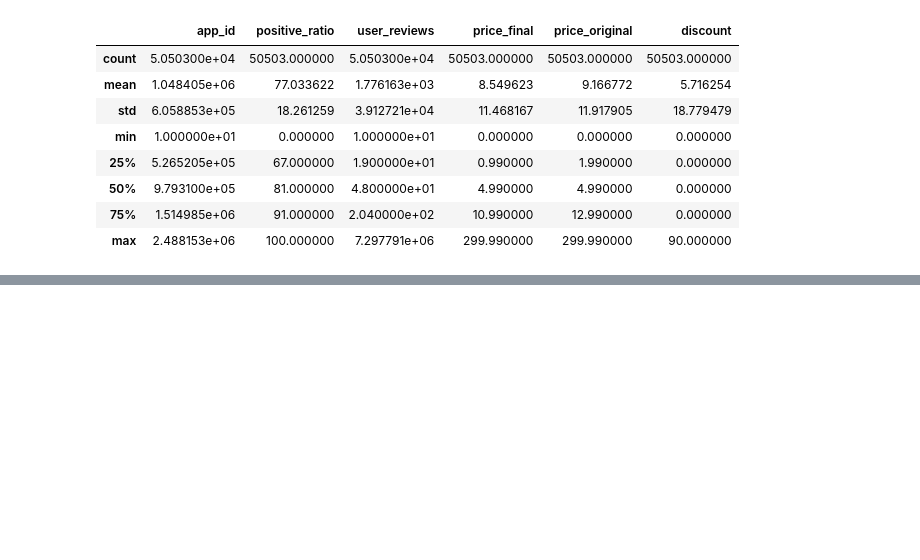
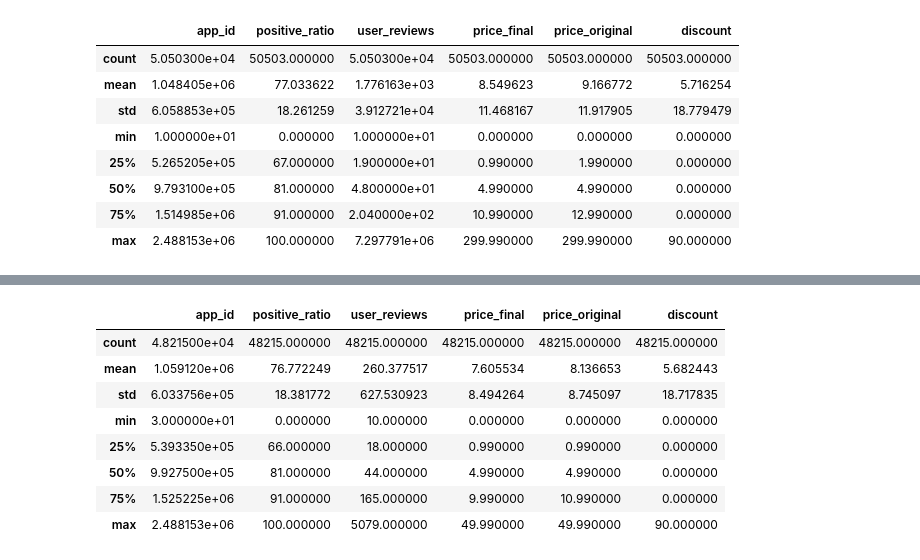
Before and after one commit to kaka5050/MBAN-6110, a Jupyter notebook: Project/sc.ipynb, the cells around one changed output, grey strips where cells are left out. Saved outputs shown, nothing was run; the diff lists cells and outputs as text; code cells hidden in the pictures; blank space fills up the shorter version.

```diff
--- a/Project/sc.ipynb
+++ b/Project/sc.ipynb
@@ -146,3 +223,15 @@ df = df.drop(df[df['price_original'] > 50].index)
+# %%
+df_t2.describe()
+# %% [output]
+|  | app_id | positive_ratio | user_reviews | price_final | price_original | discount |
+| count | 4.821500e+04 | 48215.000000 | 48215.000000 | 48215.000000 | 48215.000000 | 48215.000000 |
+| mean | 1.059120e+06 | 76.772249 | 260.377517 | 7.605534 | 8.136653 | 5.682443 |
+| std | 6.033756e+05 | 18.381772 | 627.530923 | 8.494264 | 8.745097 | 18.717835 |
+| min | 3.000000e+01 | 0.000000 | 10.000000 | 0.000000 | 0.000000 | 0.000000 |
+| 25% | 5.393350e+05 | 66.000000 | 18.000000 | 0.990000 | 0.990000 | 0.000000 |
+| 50% | 9.927500e+05 | 81.000000 | 44.000000 | 4.990000 | 4.990000 | 0.000000 |
+| 75% | 1.525225e+06 | 91.000000 | 165.000000 | 9.990000 | 10.990000 | 0.000000 |
+| max | 2.488153e+06 | 100.000000 | 5079.000000 | 49.990000 | 49.990000 | 90.000000 |
 # %%
 df.info()
 # %% [output]
```
Also changed, not shown: parts of 51 cells of this notebook.
